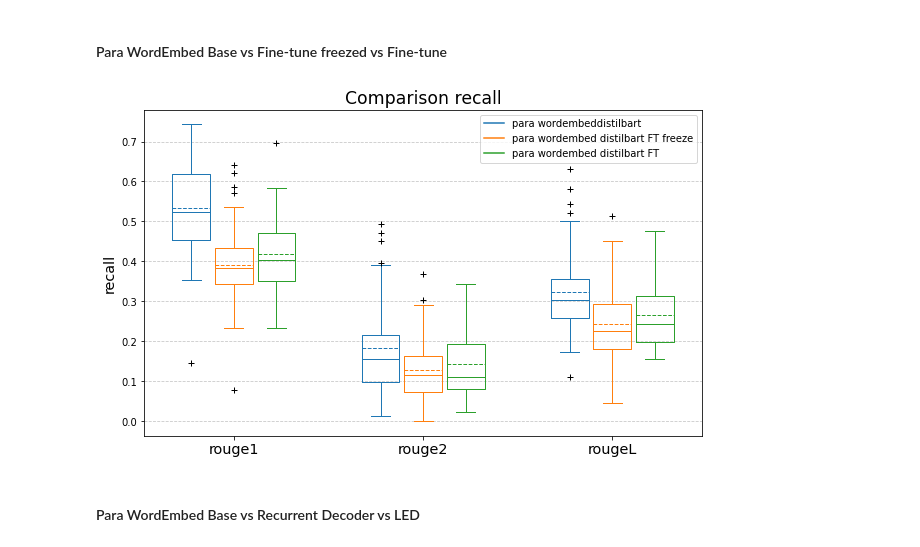
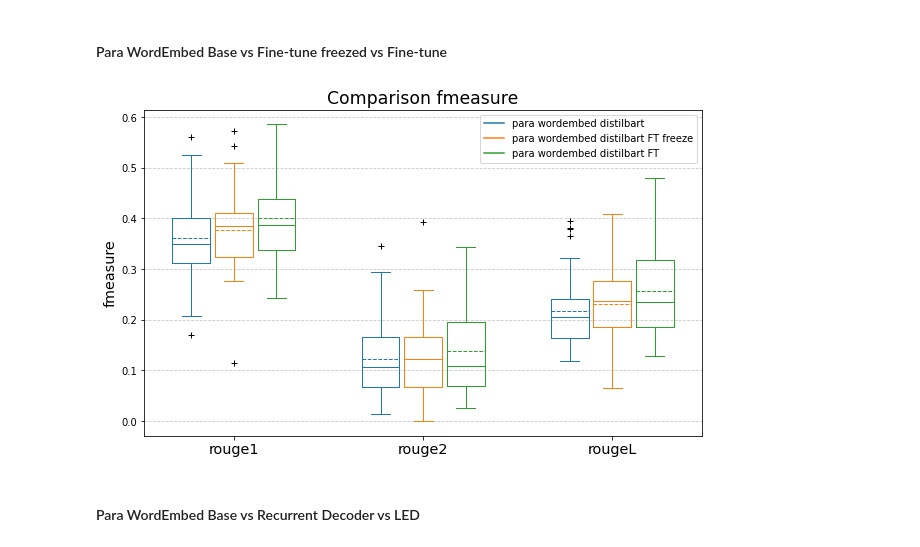
Before and after one commit to marcoabrate/transformers_magma_learning, a Jupyter notebook: summarization/compare_results.ipynb, the cells around one changed output. Saved outputs shown, nothing was run; the diff lists cells and outputs as text; code cells hidden in the pictures.

```diff
--- a/summarization/compare_results.ipynb
+++ b/summarization/compare_results.ipynb
@@ -102,23 +102,23 @@ plot_compare_rouge(
 # %%
 plot_compare_rouge(
     [magma_dir+'summarization/assign_bullets_para_wordembed/bart/'+\
         'sshleifer?distilbart-cnn-12-6.csv',
     magma_dir+'summarization/assign_bullets_para_wordembed/bart/?home?marco?epfl?magma?'+\
         'fine-tuning?sshleifer?distilbart-cnn-12-6_karger_books_para_wordembed_train?.csv',
     magma_dir+'summarization/assign_bullets_para_wordembed/bart/?home?marco?epfl?magma?'+\
         'fine-tuning?sshleifer?distilbart-cnn-12-6_karger_books_para_wordembed_no_freeze_train?.csv'],
 
-    ['para wordembeddistilbart',
+    ['para wordembed distilbart',
     'para wordembed distilbart FT freeze',
     'para wordembed distilbart FT'],
 
     ['sshleifer/distilbart-cnn-12-6',
     '/home/marco/epfl/magma/fine-tuning/sshleifer?distilbart-cnn-12-6_karger_books_para_wordembed_train/',
     '/home/marco/epfl/magma/fine-tuning/sshleifer?distilbart-cnn-12-6_karger_books_para_wordembed_no_freeze_train/'],
 
-    'recall')
+    'fmeasure')
 # %% [output]
-[figure, old version]
+[figure, new version]
 # %% [markdown]
 #### Para WordEmbed Base vs Recurrent Decoder vs LED
 # %%
```
Also changed, not shown: parts of 2 cells of this notebook, 5 other files.
